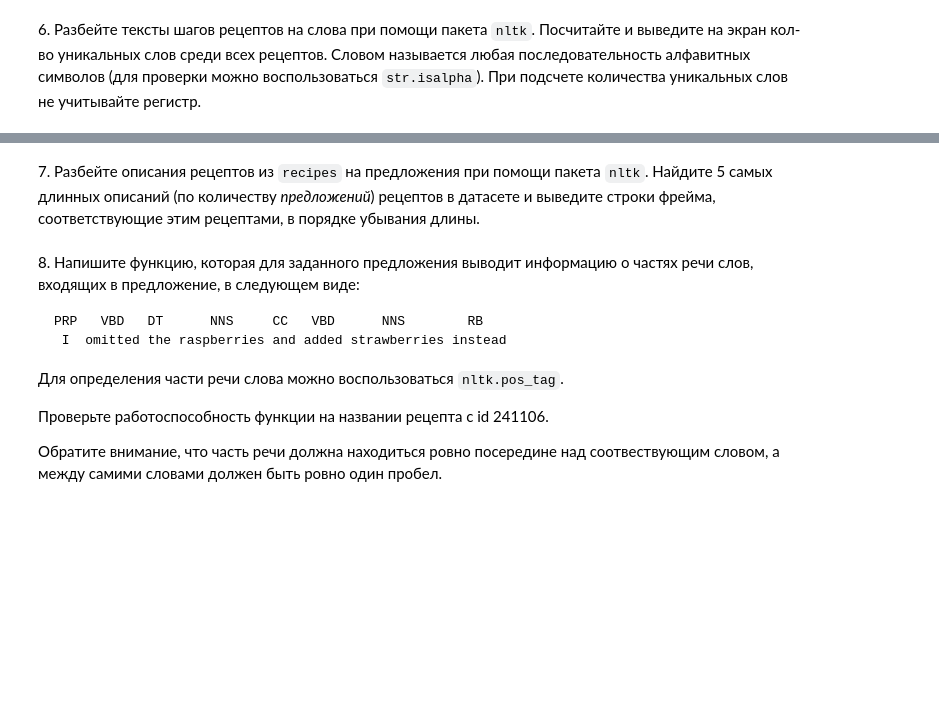
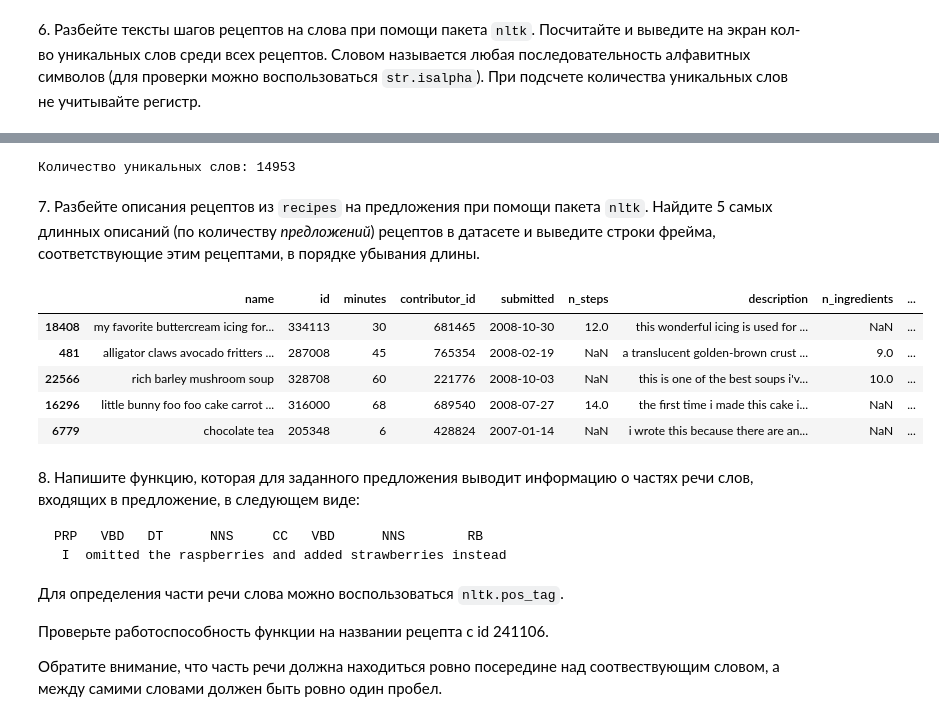
Before and after one commit to alexrzntsv/TOBD-FU, a Jupyter notebook: 6. strings/06_string_Рязанцев_Алексей_ПИ21-2.ipynb, the cells around one changed output, grey strips where cells are left out. Saved outputs shown, nothing was run; the diff lists cells and outputs as text; code cells hidden in the pictures; blank space fills up the shorter version.

````diff
--- a/6. strings/06_string_Рязанцев_Алексей_ПИ21-2.ipynb
+++ b/6. strings/06_string_Рязанцев_Алексей_ПИ21-2.ipynb
@@ -191,5 +257,20 @@ Name: description, dtype: object
+# %%
+print('Количество уникальных слов:', len(set(filter(str.isalpha, res))))
+# %% [output]
+Количество уникальных слов: 14953
 # %% [markdown]
 7\. Разбейте описания рецептов из `recipes` на предложения при помощи пакета `nltk`. Найдите 5 самых длинных описаний (по количеству _предложений_) рецептов в датасете и выведите строки фрейма, соответствующие этим рецептами, в порядке убывания длины.
+# %%
+tokenizer = nltk.data.load('tokenizers/punkt/english.pickle')
+df_recipes['sentence_count'] = df_recipes['description'].apply(lambda x : len(tokenizer.tokenize(x)))
+df_recipes.sort_values('sentence_count', ascending=False).head(5)
+# %% [output]
+|  | name | id | minutes | contributor_id | submitted | n_steps | description | n_ingredients | ... |
+| 18408 | my favorite buttercream icing for... | 334113 | 30 | 681465 | 2008-10-30 | 12.0 | this wonderful icing is used for ... | NaN | ... |
+| 481 | alligator claws avocado fritters ... | 287008 | 45 | 765354 | 2008-02-19 | NaN | a translucent golden-brown crust ... | 9.0 | ... |
+| 22566 | rich barley mushroom soup | 328708 | 60 | 221776 | 2008-10-03 | NaN | this is one of the best soups i'v... | 10.0 | ... |
+| 16296 | little bunny foo foo cake carrot ... | 316000 | 68 | 689540 | 2008-07-27 | 14.0 | the first time i made this cake i... | NaN | ... |
+| 6779 | chocolate tea | 205348 | 6 | 428824 | 2007-01-14 | NaN | i wrote this because there are an... | NaN | ... |
 # %% [markdown]
 8\. Напишите функцию, которая для заданного предложения выводит информацию о частях речи слов, входящих в предложение, в следующем виде:
 ```
````
Also changed, not shown: parts of 9 cells of this notebook.
